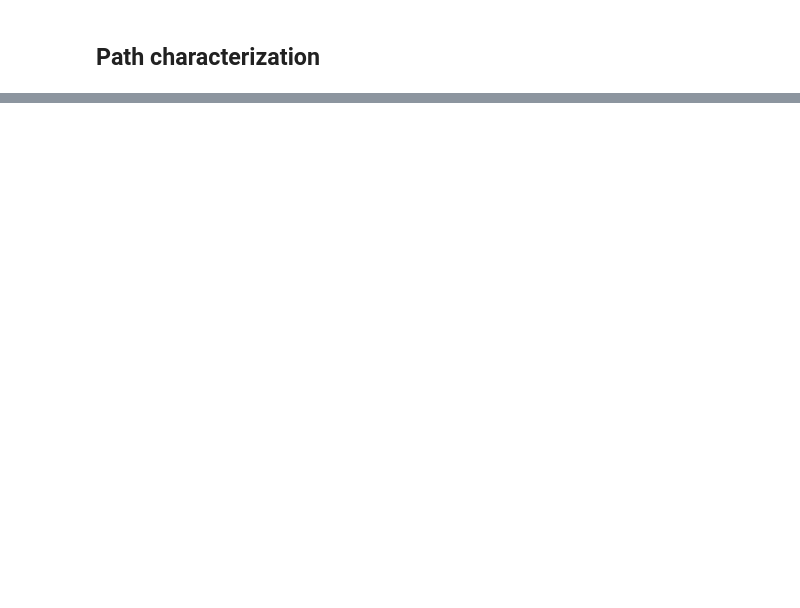
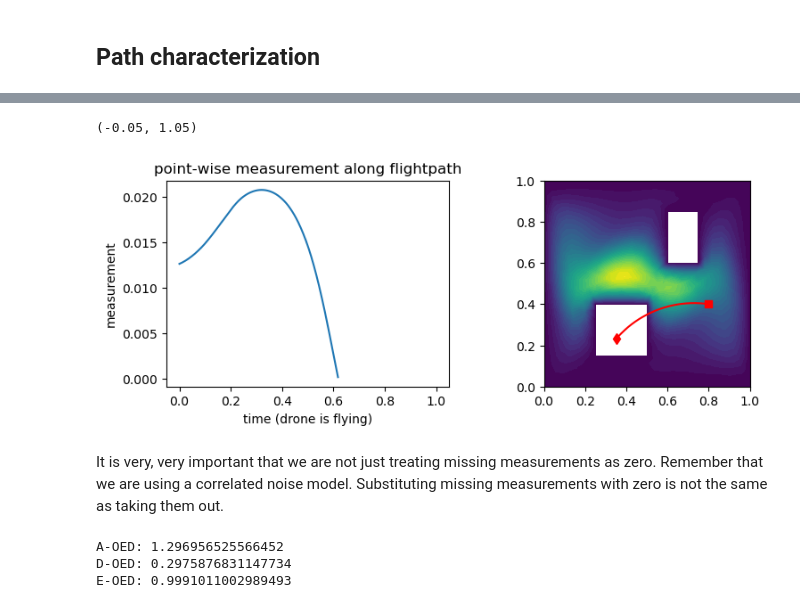
Before and after one commit to leyffer/m2dtIceSheet, a Jupyter notebook: notebooks/7_flightpath_characterization-v3.ipynb, the cells around one changed output, grey strips where cells are left out. Saved outputs shown, nothing was run; the diff lists cells and outputs as text; code cells hidden in the pictures; blank space fills up the shorter version.

Commit message:
finished handling of missing data and drone leaving modelled domain

```diff
--- a/notebooks/7_flightpath_characterization-v3.ipynb
+++ b/notebooks/7_flightpath_characterization-v3.ipynb
@@ -67,12 +69,15 @@ navigation = Navigation(grid_t = np.linspace(0, 1, n_steps))
 detector = DetectorPointwise(fom)
 
 # initialize drone
-drone = Drone(detector=detector, navigation=navigation)
+drone = Drone(detector=detector, navigation=navigation, fom=fom)
 
 # set noise model
 noise = NoiseBayes(grid_t = drone.grid_t)
 noise.parameterize_noise_model(c_scaling = 1e+3, c_diffusion = 1)
 inversion = InverseProblem(fom, drone, noise=noise)
 
+# initialize utility functions
+utility = OEDUtility(inversion)
+
 print("Runtime of this block: {} s".format(time.time()-tStart))
 # %% [output]
@@ -84,5 +89,5 @@ state = fom.solve(parameter=para_true)
 # %% [markdown]
 ## Path characterization
 # %%
-alpha_middle = np.array([0.4, 0.6, 0, 1, 2])
+alpha_middle = np.array([0.8, 0.4, 3, 0.5, 1])
 # initial-x, initial-y, heading, velocity, angular-velocity
@@ -111,0 +94,37 @@ Text(0.5, 1.0, 'point-wise measurement along flightpath')
+# %%
+# compute flight
+flight = drone.plan_flight(alpha=alpha_middle, grid_t=drone.grid_t)  # Flight object
+flightpath, grid_t = flight.flightpath, flight.grid_t  # path and its time discretization
+
+# measure data
+data = drone.measure(flight=flight, state=state)
+
+fig, axs = plt.subplots(1, 2, figsize = (9, 3))
+fom.plot(state, ax=axs[0])
+axs[1].plot(flightpath[:, 0], flightpath[:, 1], color="r")
+axs[1].plot([flightpath[0, 0]], [flightpath[0, 1]], color="r", marker="s")
+axs[1].plot([flightpath[-1, 0]], [flightpath[-1, 1]], color="r", marker="d")
+
+axs[0].plot(grid_t, data)
+axs[0].set_xlabel("time (drone is flying)")
+axs[0].set_ylabel("measurement")
+axs[0].set_title("point-wise measurement along flightpath")
+axs[0].set_xlim(grid_t[0]-0.05, grid_t[-1]+0.05)
+# %% [output]
+(-0.05, 1.05)
+[figure, added]
+# %% [markdown]
+It is very, very important that we are not just treating missing measurements as zero. Remember that we are using a correlated noise model. Substituting missing measurements with zero is not the same as taking them out.
+# %%
+# compute posterior
+posterior = inversion.compute_posterior(alpha=alpha_middle)
+util_ref = [utility.eval_utility(posterior, mode="A"), utility.eval_utility(posterior, mode="D")]
+d_util_ref = [utility.d_utility_d_control(posterior, mode="A"), utility.d_utility_d_control(posterior, mode="D")]
+
+print("A-OED:", util_ref[0])
+print("D-OED:", util_ref[1])
+print("E-OED:", utility.eval_utility(posterior, mode="E"))
+# %% [output]
+A-OED: 1.296956525566452
+D-OED: 0.2975876831147734
+E-OED: 0.9991011002989493
```
Also changed, not shown: parts of 10 cells of this notebook, 12 other files.
